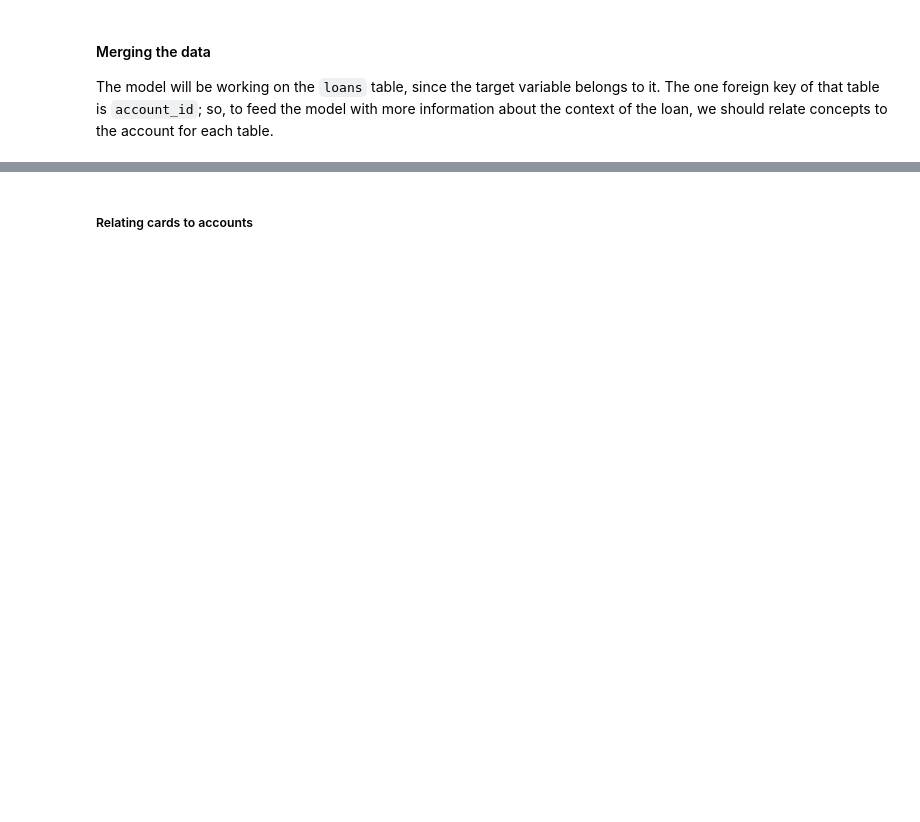
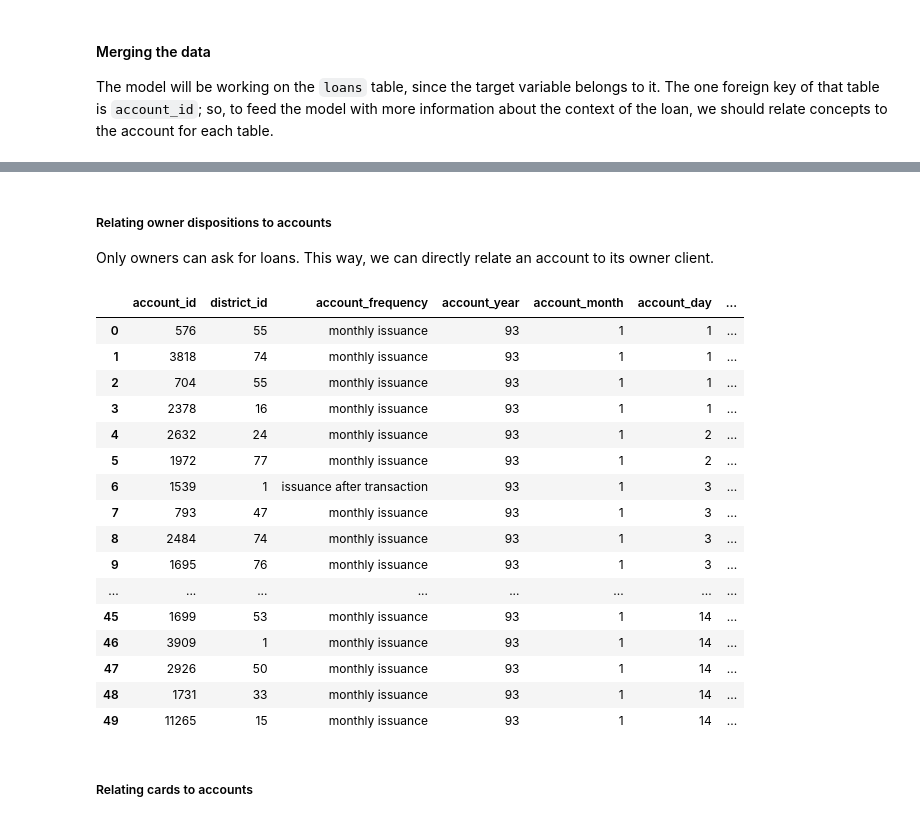
Before and after one commit to bdmendes/feup-ac-banking, a Jupyter notebook: project.ipynb, the cells around one changed output, grey strips where cells are left out. Cells and saved outputs as stored; diff of their text form; code cells hidden in the pictures; blank space fills up the shorter version.

```diff
--- a/project.ipynb
+++ b/project.ipynb
@@ -204,3 +218,28 @@ The model will be working on the `loans` table, since the target variable belong
+# %% [markdown]
+##### Relating owner dispositions to accounts
+
+Only owners can ask for loans. This way, we can directly relate an account to its owner client.
+# %%
+accounts = merge.merge_account_dispositions(accounts, dispositions)
+accounts.head(50)
+# %% [output]
+|  | account_id | district_id | account_frequency | account_year | account_month | account_day | ... |
+| 0 | 576 | 55 | monthly issuance | 93 | 1 | 1 | ... |
+| 1 | 3818 | 74 | monthly issuance | 93 | 1 | 1 | ... |
+| 2 | 704 | 55 | monthly issuance | 93 | 1 | 1 | ... |
+| 3 | 2378 | 16 | monthly issuance | 93 | 1 | 1 | ... |
+| 4 | 2632 | 24 | monthly issuance | 93 | 1 | 2 | ... |
+| 5 | 1972 | 77 | monthly issuance | 93 | 1 | 2 | ... |
+| 6 | 1539 | 1 | issuance after transaction | 93 | 1 | 3 | ... |
+| 7 | 793 | 47 | monthly issuance | 93 | 1 | 3 | ... |
+| 8 | 2484 | 74 | monthly issuance | 93 | 1 | 3 | ... |
+| 9 | 1695 | 76 | monthly issuance | 93 | 1 | 3 | ... |
+| ... | ... | ... | ... | ... | ... | ... | ... |
+| 45 | 1699 | 53 | monthly issuance | 93 | 1 | 14 | ... |
+| 46 | 3909 | 1 | monthly issuance | 93 | 1 | 14 | ... |
+| 47 | 2926 | 50 | monthly issuance | 93 | 1 | 14 | ... |
+| 48 | 1731 | 33 | monthly issuance | 93 | 1 | 14 | ... |
+| 49 | 11265 | 15 | monthly issuance | 93 | 1 | 14 | ... |
 # %% [markdown]
 ##### Relating cards to accounts
 # %%
```
Also changed, not shown: parts of 26 cells of this notebook, 4 other files.
